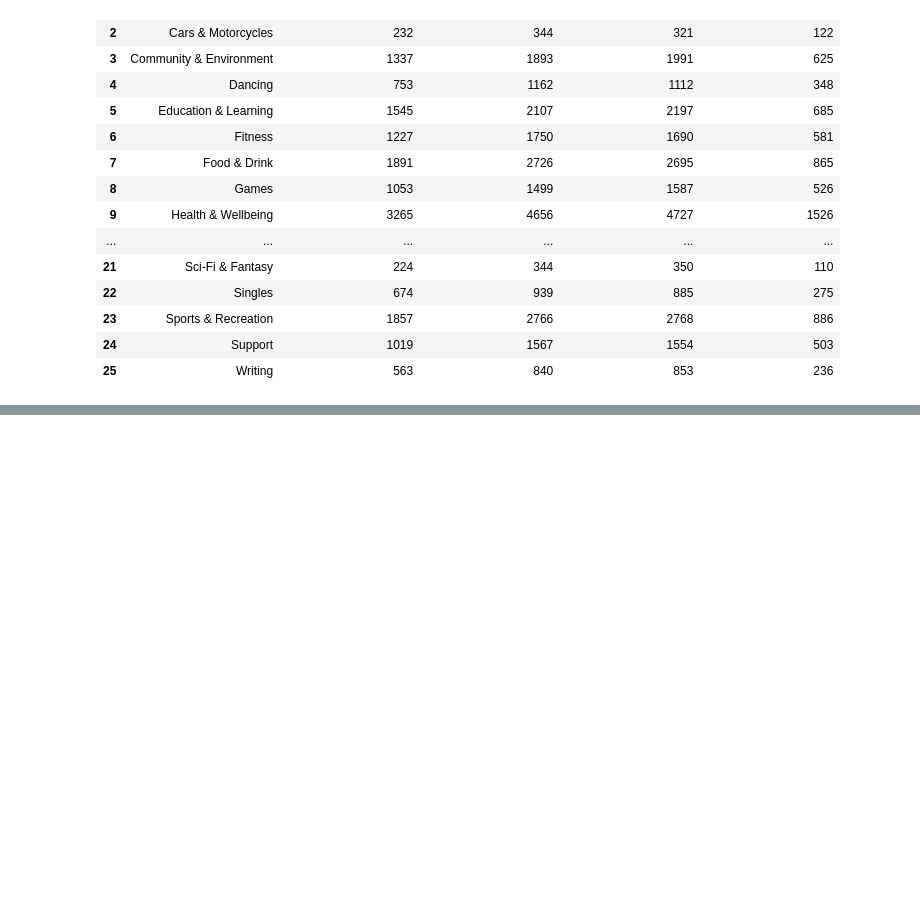
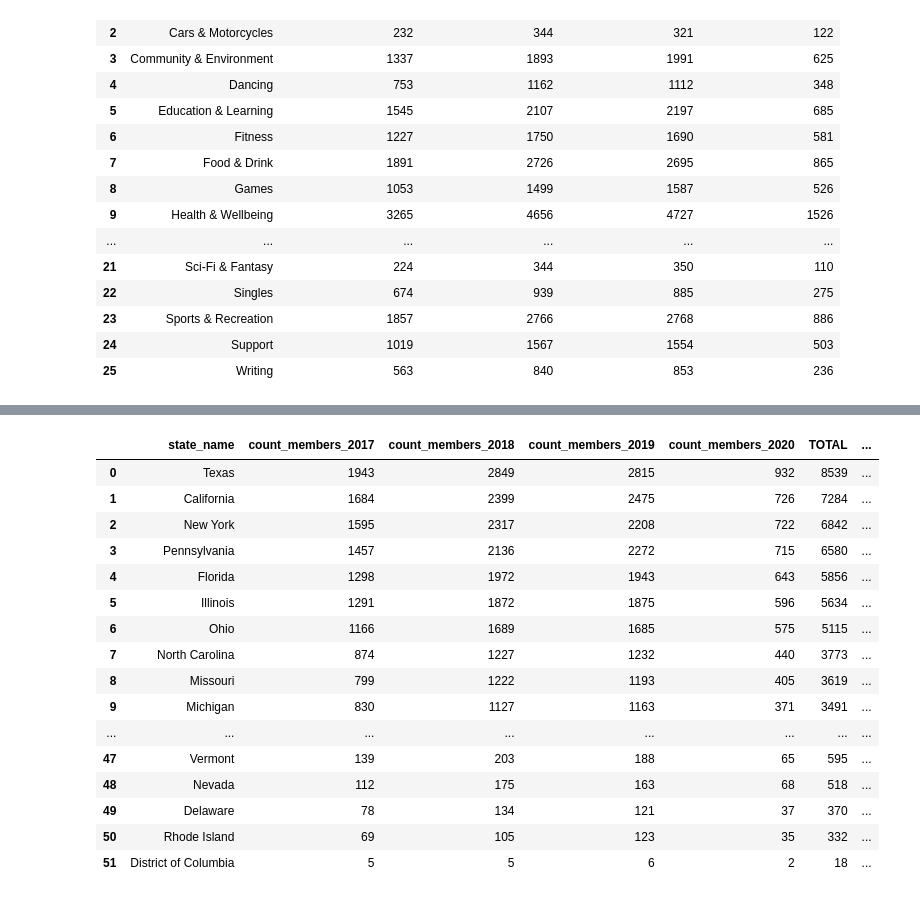
Before and after one commit to azhest/azhest_final_project_ItStep, a Jupyter notebook: Exploratory Data Analysis (EDA). Third stage - data analys in SQLite surround.ipynb, the cells around one changed output, grey strips where cells are left out. Cells and saved outputs as stored; diff of their text form; code cells hidden in the pictures; blank space fills up the shorter version.

```diff
--- a/Exploratory Data Analysis (EDA). Third stage - data analys in SQLite surround.ipynb
+++ b/Exploratory Data Analysis (EDA). Third stage - data analys in SQLite surround.ipynb
@@ -83,0 +177,31 @@ pd.read_sql('''SELECT category_name,
+# %%
+# динамика количества новых членов клубов в разрезе штатов с 2017 по 2020 гг.
+# или то же через FILTER с разбивкой на 3 корзины значений по TOTAL
+pd.read_sql('''SELECT state_name,count_members_2017,count_members_2018,count_members_2019,count_members_2020,
+            TOTAL, NTILE(3) OVER (ORDER BY TOTAL) as RANK FROM
+            (SELECT state_name,
+            COUNT(member_name) FILTER (WHERE strftime('%Y', entry_date)='2017') AS count_members_2017,
+            COUNT(member_name) FILTER (WHERE strftime('%Y', entry_date)='2018') AS count_members_2018,
+            COUNT(member_name) FILTER (WHERE strftime('%Y', entry_date)='2019') AS count_members_2019,
+            COUNT(member_name) FILTER (WHERE strftime('%Y', entry_date)='2020') AS count_members_2020,
+            COUNT(member_name) as TOTAL
+            FROM members_13 GROUP BY state_name ORDER BY TOTAL DESC) as query
+            ORDER BY TOTAL DESC''', con)
+# %% [output]
+|  | state_name | count_members_2017 | count_members_2018 | count_members_2019 | count_members_2020 | TOTAL | ... |
+| 0 | Texas | 1943 | 2849 | 2815 | 932 | 8539 | ... |
+| 1 | California | 1684 | 2399 | 2475 | 726 | 7284 | ... |
+| 2 | New York | 1595 | 2317 | 2208 | 722 | 6842 | ... |
+| 3 | Pennsylvania | 1457 | 2136 | 2272 | 715 | 6580 | ... |
+| 4 | Florida | 1298 | 1972 | 1943 | 643 | 5856 | ... |
+| 5 | Illinois | 1291 | 1872 | 1875 | 596 | 5634 | ... |
+| 6 | Ohio | 1166 | 1689 | 1685 | 575 | 5115 | ... |
+| 7 | North Carolina | 874 | 1227 | 1232 | 440 | 3773 | ... |
+| 8 | Missouri | 799 | 1222 | 1193 | 405 | 3619 | ... |
+| 9 | Michigan | 830 | 1127 | 1163 | 371 | 3491 | ... |
+| ... | ... | ... | ... | ... | ... | ... | ... |
+| 47 | Vermont | 139 | 203 | 188 | 65 | 595 | ... |
+| 48 | Nevada | 112 | 175 | 163 | 68 | 518 | ... |
+| 49 | Delaware | 78 | 134 | 121 | 37 | 370 | ... |
+| 50 | Rhode Island | 69 | 105 | 123 | 35 | 332 | ... |
+| 51 | District of Columbia | 5 | 5 | 6 | 2 | 18 | ... |
```
Also changed, not shown: parts of 3 cells of this notebook.
